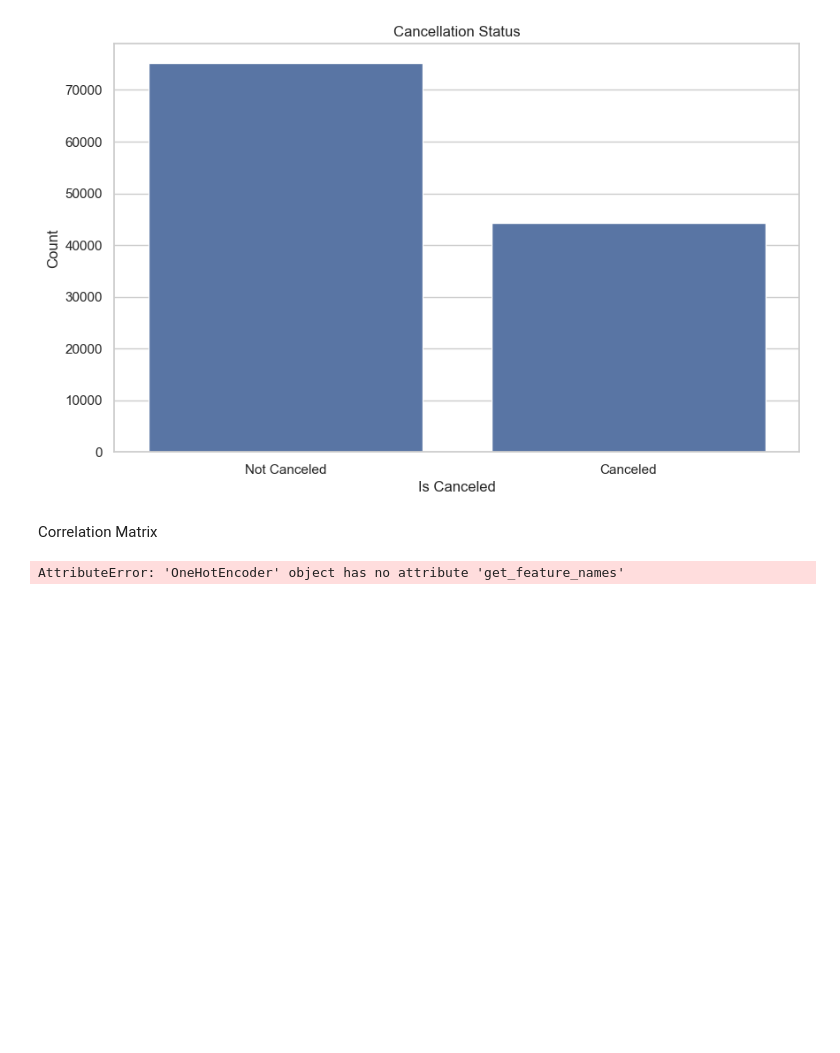
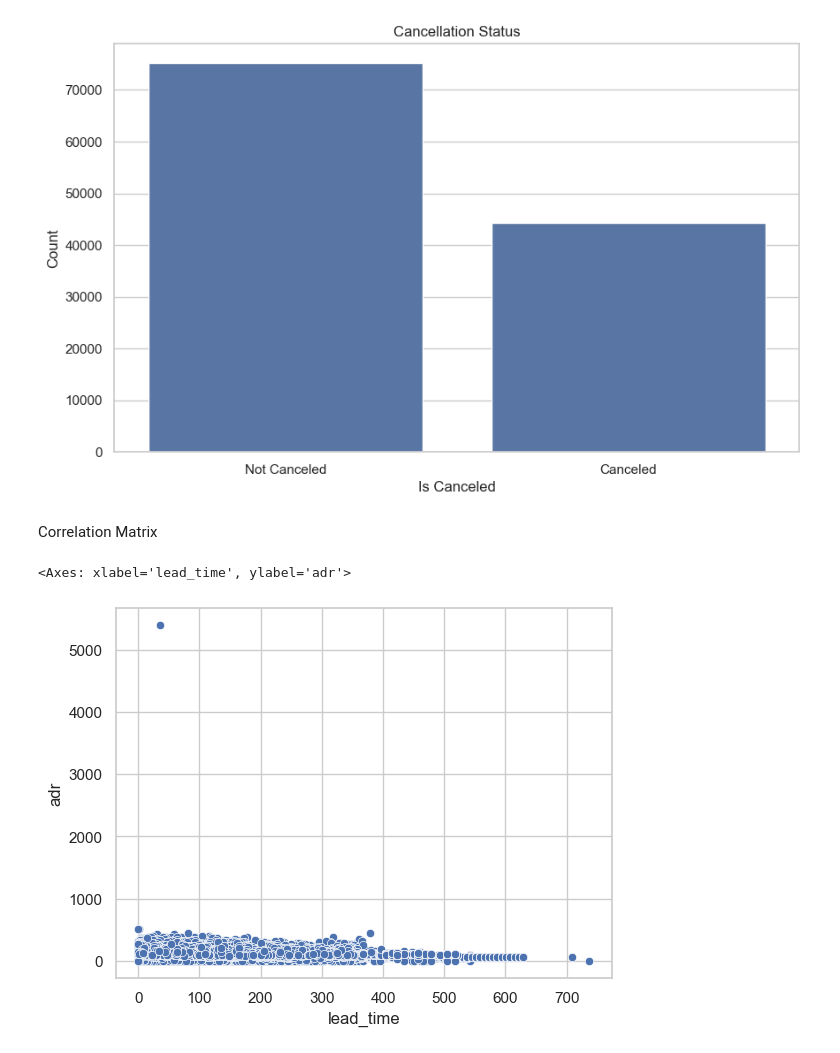
Before and after one commit to cmps460s24/mp-t9-amar-mohamed-osama-salman, a Jupyter notebook: project_new/project.ipynb, the cells around one changed output. Drawn from its saved outputs; the diff is of its cells as text; code cells hidden in the pictures; blank space fills up the shorter version.

```diff
--- a/project_new/project.ipynb
+++ b/project_new/project.ipynb
@@ -424,17 +424,8 @@ plt.show()
 [figure]
 # %% [markdown]
 Correlation Matrix
-# %%
-# One-hot encode the categorical columns
-df_encoded = pd.get_dummies(df, columns=['hotel'])
-
-# Calculate the correlation matrix for the new dataframe
-corr_matrix = df_encoded.corr()
-
-# Plotting the correlation matrix
-plt.figure(figsize=(12, 8))
-sns.heatmap(corr_matrix, annot=True, fmt=".2f", cmap='coolwarm')
-plt.title('Correlation Matrix Including Encoded Features')
-plt.show()
-# %% [output]
-AttributeError: 'OneHotEncoder' object has no attribute 'get_feature_names'
+# %%
+sns.scatterplot(x='lead_time', y='adr', data=df)
+# %% [output]
+<Axes: xlabel='lead_time', ylabel='adr'>
+[figure, added]
```
